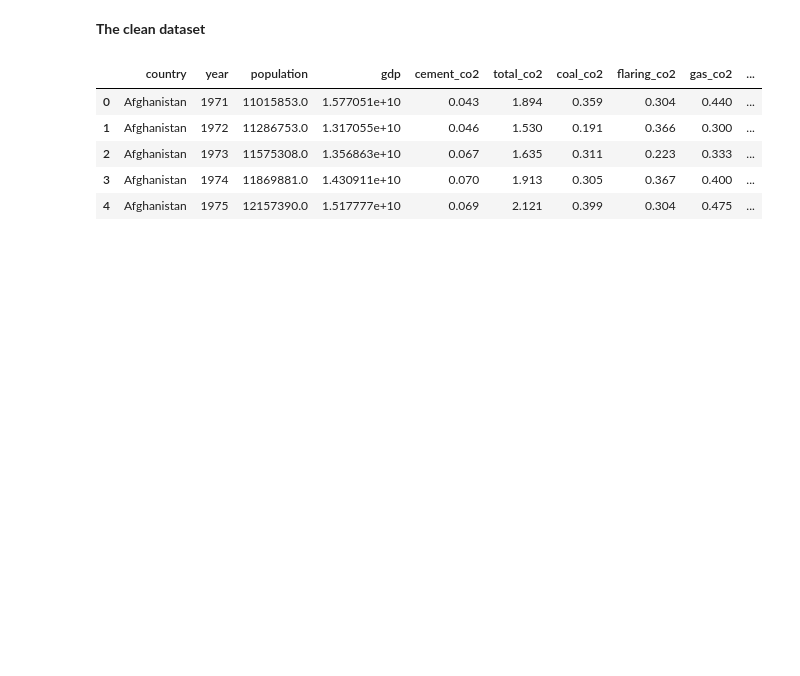
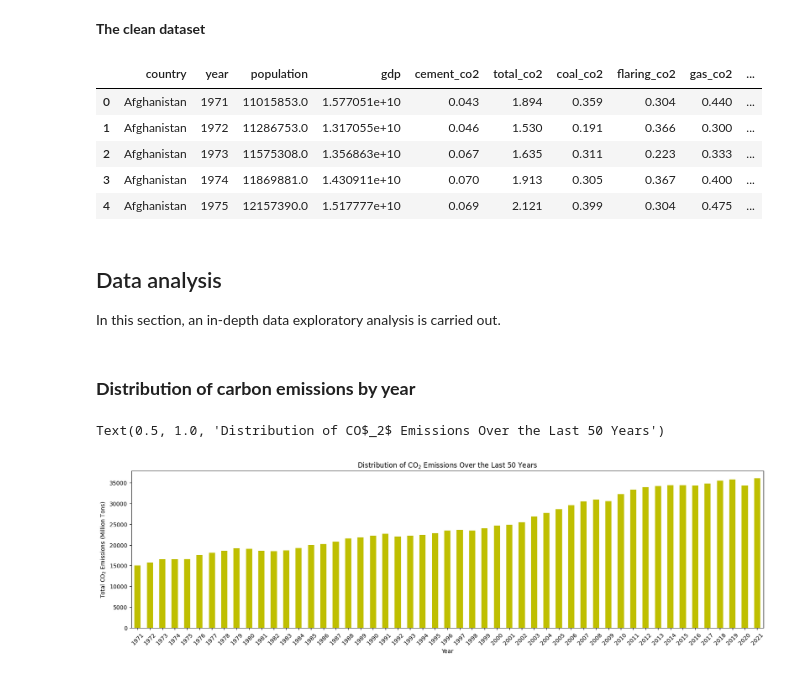
Before and after one commit to herrerovir/Co2-emissions-exploratory-data-analysis, a Jupyter notebook: EDA-co2-emissions.ipynb, the cells around one changed output. Drawn from its saved outputs; the diff is of its cells as text; code cells hidden in the pictures; blank space fills up the shorter version.

Commit message:
Add data analysis

```diff
--- a/EDA-co2-emissions.ipynb
+++ b/EDA-co2-emissions.ipynb
@@ -324,3 +324,20 @@ carbon_emission.head()
 | 2 | Afghanistan | 1973 | 11575308.0 | 1.356863e+10 | 0.067 | 1.635 | 0.311 | 0.223 | 0.333 | ... |
 | 3 | Afghanistan | 1974 | 11869881.0 | 1.430911e+10 | 0.070 | 1.913 | 0.305 | 0.367 | 0.400 | ... |
 | 4 | Afghanistan | 1975 | 12157390.0 | 1.517777e+10 | 0.069 | 2.121 | 0.399 | 0.304 | 0.475 | ... |
+# %% [markdown]
+## Data analysis
+
+In this section, an in-depth data exploratory analysis is carried out.
+# %% [markdown]
+### **Distribution of carbon emissions by year**
+# %%
+emissions_by_year = carbon_emission.groupby("year")["total_co2"].sum()
+# %%
+emissions_by_year.plot(kind = "bar", figsize = (20, 5), color = "y")
+plt.xlabel("Year")
+plt.xticks(rotation = 45)
+plt.ylabel("Total CO$_2$ Emissions (Million Tons)")
+plt.title("Distribution of CO$_2$ Emissions Over the Last 50 Years", size = 12)
+# %% [output]
+Text(0.5, 1.0, 'Distribution of CO$_2$ Emissions Over the Last 50 Years')
+[figure, added]
```
Also changed, not shown: parts of 64 cells of this notebook.
